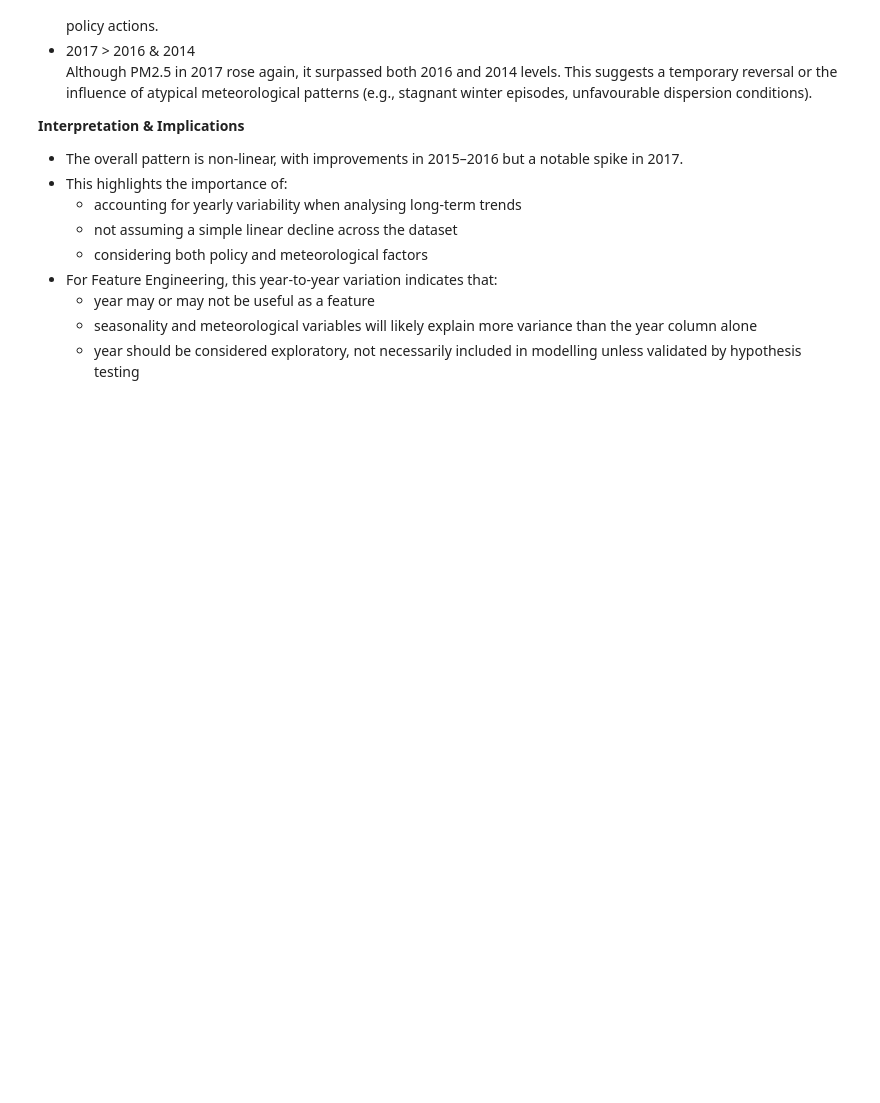
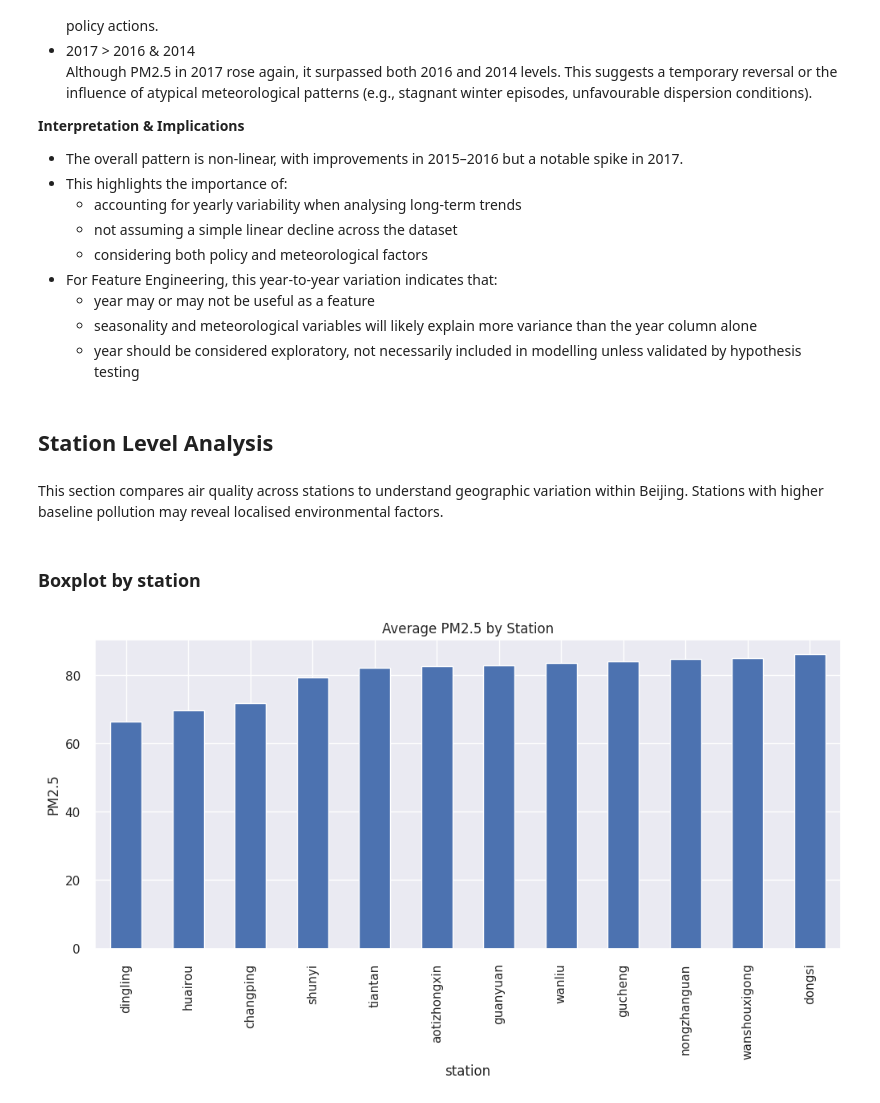
Before and after one commit to RSE1982/beijing-air-quality, a Jupyter notebook: notebooks/03_initial_eda.ipynb, the cells around one changed output. Cells and saved outputs as stored; diff of their text form; code cells hidden in the pictures; blank space fills up the shorter version.

Commit message:
feat: add station-level analysis

```diff
--- a/notebooks/03_initial_eda.ipynb
+++ b/notebooks/03_initial_eda.ipynb
@@ -422,3 +422,18 @@ This chart compares the average PM2.5 concentration for each year in the dataset
     - year may or may not be useful as a feature
     - seasonality and meteorological variables will likely explain more variance than the year column alone
     - year should be considered exploratory, not necessarily included in modelling unless validated by hypothesis testing
+# %% [markdown]
+## Station Level Analysis
+# %% [markdown]
+This section compares air quality across stations to understand geographic variation within Beijing. Stations with higher baseline pollution may reveal localised environmental factors.
+# %% [markdown]
+### Boxplot by station
+# %%
+station_mean = df.groupby("station", observed=False)["pm2.5"].mean().sort_values() # Average PM2.5 by station
+
+station_mean.plot(kind="bar", figsize=(12,5)) # Bar plot for station averages
+plt.title("Average PM2.5 by Station") # set title
+plt.ylabel("PM2.5") # set y-axis label
+plt.show() # Show plot
+# %% [output]
+[figure, added]
```
Also changed, not shown: parts of 1 cell of this notebook.
